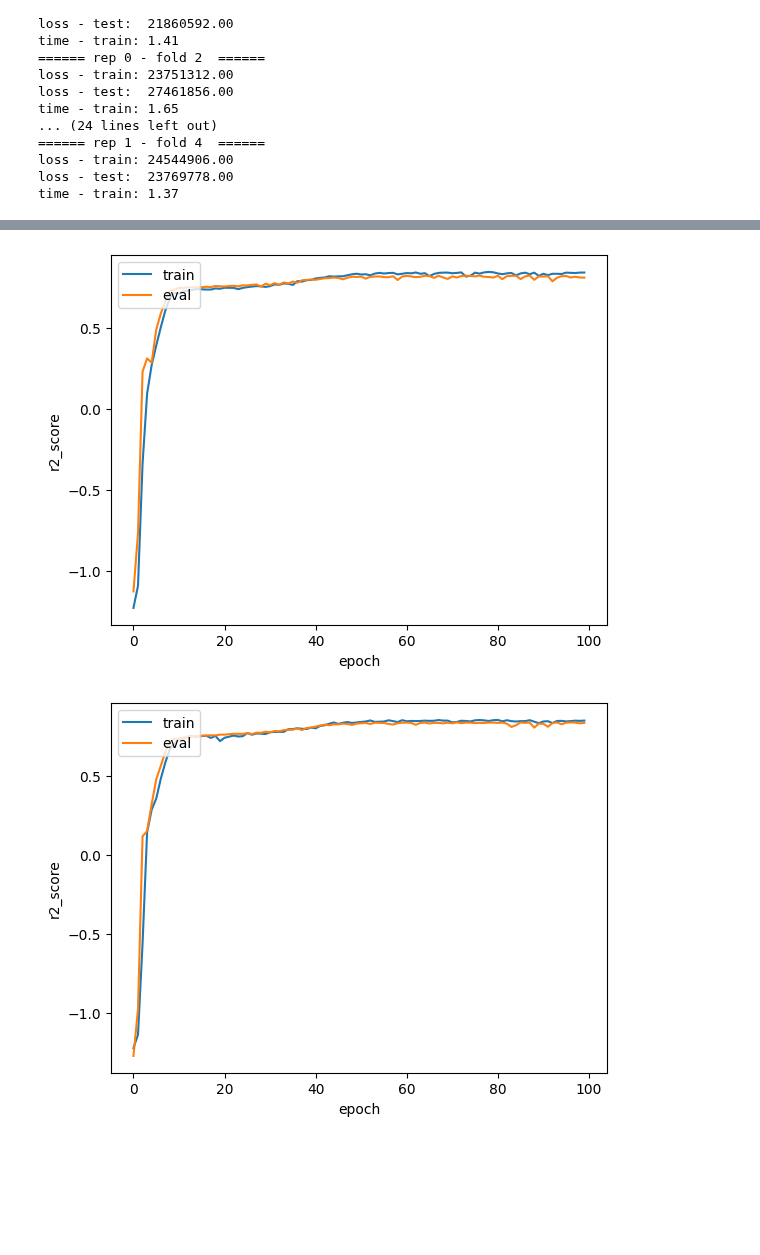
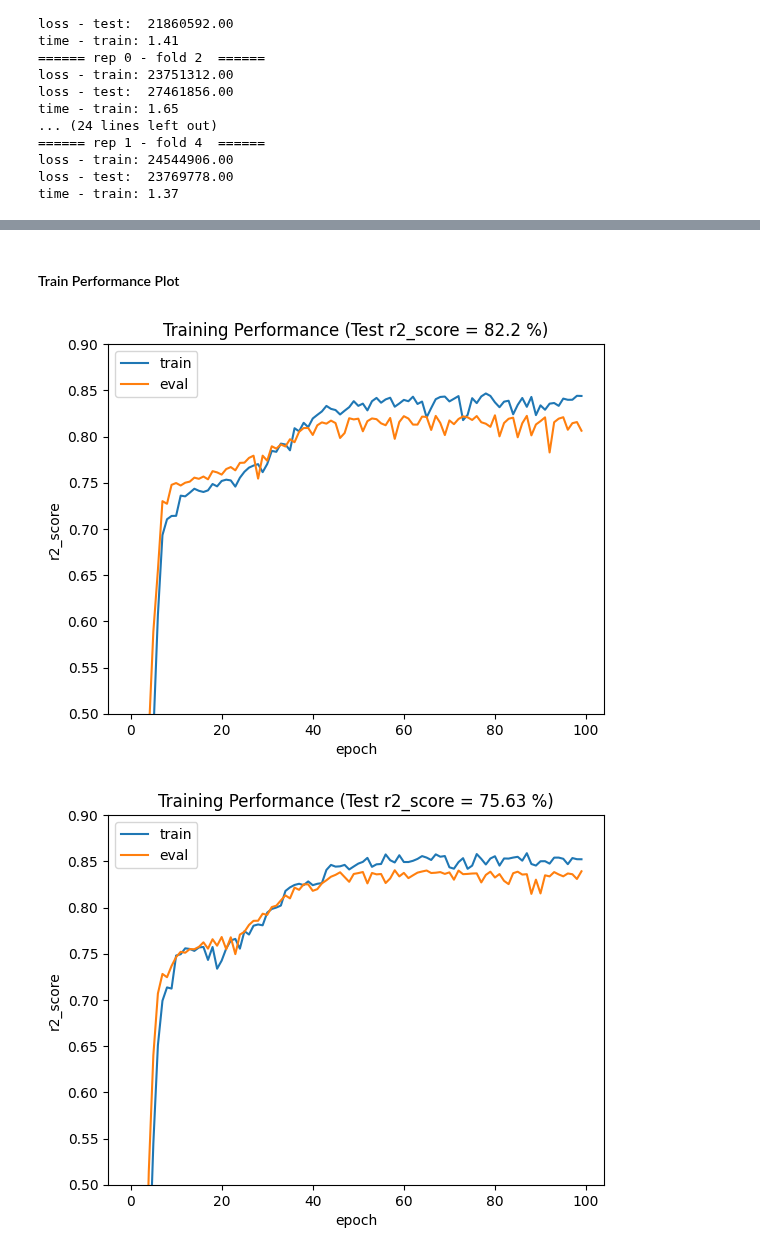
Before and after one commit to Olhaau/fl-official-statistics-addon, a Jupyter notebook: _dev/06_insurance_federated_cv_new.ipynb, the cells around one changed output, grey strips where cells are left out. Saved outputs shown, nothing was run; the diff lists cells and outputs as text; code cells hidden in the pictures; blank space fills up the shorter version.

```diff
--- a/_dev/06_insurance_federated_cv_new.ipynb
+++ b/_dev/06_insurance_federated_cv_new.ipynb
@@ -212,12 +212,12 @@ _________________________________________________________________
 # %%
 # inputs
 features = ['age', 'sex', 'bmi', 'children', 'smoker'
-            , 'region0', 'region1', 'region2', 'region3'
-            ]
+            , 'region0', 'region1', 'region2', 'region3']
 target = 'charges'
 # %%
 # helpers
 def train_model(X_train, y_train, epochs = 100, seed = 42, verbose = 0):
+
   # generate a model
   model = build_model(input_shape = [X_train.shape[1]])
   model.compile(
@@ -263,30 +263,28 @@ def apply_train_model(ind, epochs = 100, seed = 42, verbose = 0):
   # apply train_model
   hist = train_model(X_train, y_train, epochs = epochs, seed = seed, verbose = verbose)
 
-
-
   return hist
 
-def test_model(hist, X_test, y_test):
+def test_model(hist, X_test, y_test, verbose = 0):
   rtime = time.time()
   perf = hist.model.evaluate(X_test, y_test, verbose = 0)[1:]
   rtime = time.time() - rtime
-  print('time - test: %.2f' % (rtime / 60))
+  if verbose != 0: print('time - test: %.2f' % (rtime / 60))
   return perf
 
-def apply_test_model(ind, hist):
+def apply_test_model(ind, hist, verbose = 0):
   # label
   rep = int(np.floor(ind / nfolds))
   fold = ind % nfolds
   label = 'rep' + str(rep) + '-fold' + str(fold)
-  print('====== rep %s - fold %s  ======' % (rep, fold))
+  if verbose != 0: print('====== rep %s - fold %s  ======' % (rep, fold))
 
   # test data
   X_test = df.loc[df[label] == 'test', features]
   y_test = df[[target]][df[label] == 'test']
 
-  perf = test_model(hist, X_test, y_test)
-  print(perf)
+  perf = test_model(hist, X_test, y_test, verbose = verbose)
+  if verbose != 0: print('Performance: ', perf)
   return perf
 # %%
 hists = []
@@ -386,5 +315,6 @@ training time: 1.37
 # %%
+# calculate the performance
 perfs = []
 for ind in range(nreps * nfolds):
-  perfs = apply_test_model(ind, hist = hists[ind])
-  perfs.append(hist)
+  perf = apply_test_model(ind, hist = hists[ind])
+  perfs.append(perf)
@@ -422,3 +354,5 @@ TypeError: ignored
+# %% [markdown]
+#### Train Performance Plot
 # %%
 def plot_perf(hist, msr = 'loss'):
   """Plot the training history and save the figure.
@@ -435,8 +369,9 @@ def plot_perf(hist, msr = 'loss'):
 # %%
 for ind in range(len(hists)):
   plot_perf(hists[ind], 'r2_score')
-  #plt.ylim([0.5, 0.9])
+  plt.title('Training Performance (test r2_score = '+str(round(perfs[ind][2] * 100, 2))+ " %)")
+  plt.ylim([0.5, 0.9])
   plt.show()
 # %% [output]
-[figure, old version]
+[figure, new version]
-[figure, old version]
+[figure, new version]
```
Also changed, not shown: parts of 43 cells of this notebook.
